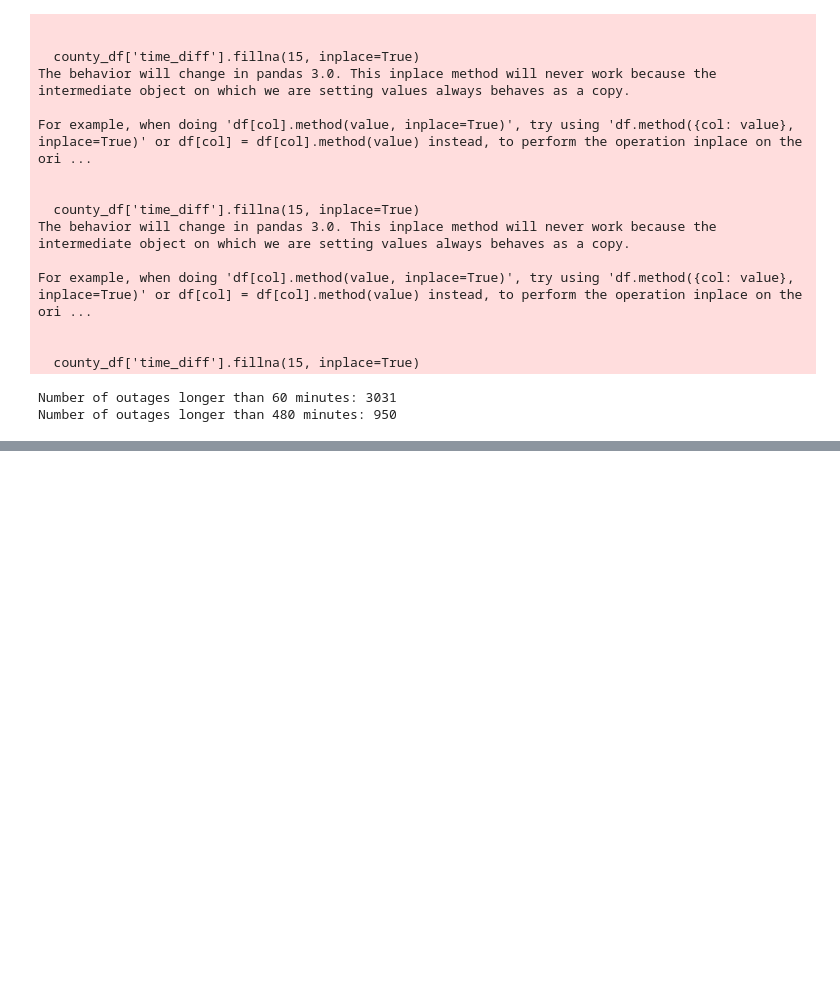
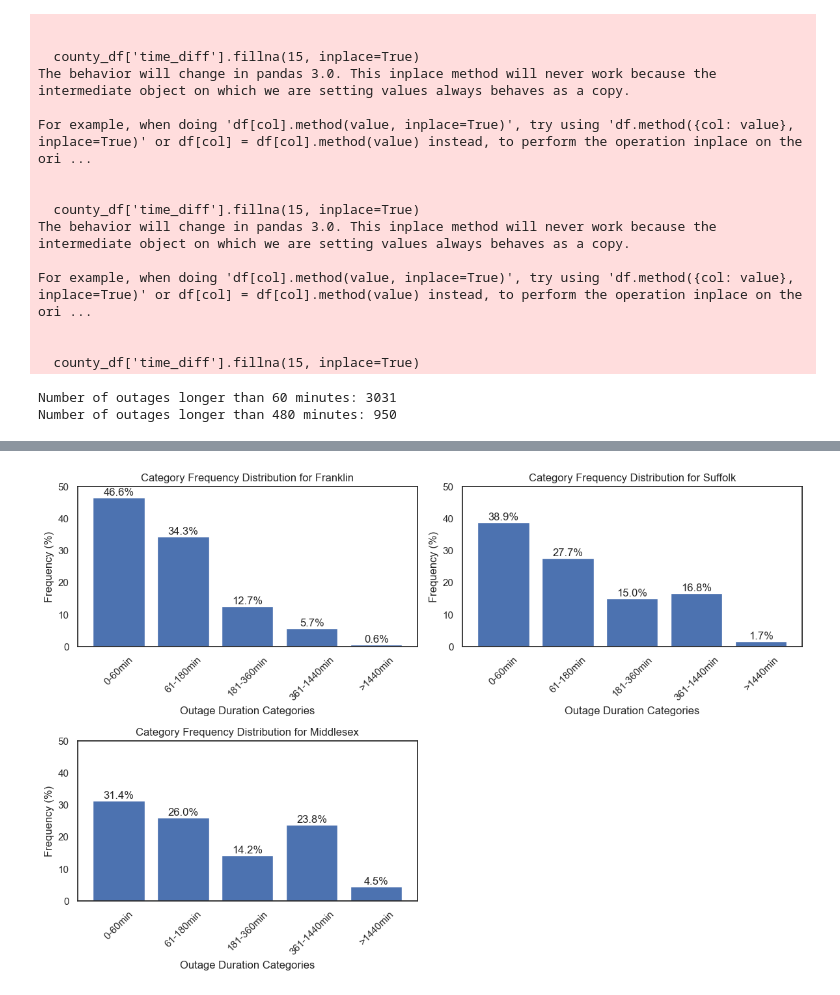
Before and after one commit to JonasSchweiger/Power_Outages_Code, a Jupyter notebook: Power_Outages_new.ipynb, the cells around one changed output, grey strips where cells are left out. Drawn from its saved outputs; the diff is of its cells as text; code cells hidden in the pictures; blank space fills up the shorter version.

```diff
--- a/Power_Outages_new.ipynb
+++ b/Power_Outages_new.ipynb
@@ -307,0 +361,66 @@ plt.show()
+# %%
+import matplotlib.pyplot as plt
+
+# ... (your existing code to create county_specific DataFrames and Massachusetts_starting_df) ...
+
+# Define bins and labels
+bins = [0, 61, 181, 361, 1441, float('inf')]
+labels = ['0-60min', '61-180min', '181-360min', '361-1440min', '>1440min']
+
+# Calculate the number of rows and columns for the subplots
+num_counties = len(county_names)
+num_cols = 2  # You can adjust this to have more columns if needed
+num_rows = (num_counties + num_cols - 1) // num_cols
+
+# Create the subplots
+fig, axes = plt.subplots(nrows=num_rows, ncols=num_cols, figsize=(12, 4*num_rows))
+
+# Flatten the axes array if there's only one row
+if num_rows == 1:
+    axes = axes.flatten()
+
+# Iterate through county names and plot bar charts
+for i, county_name in enumerate(county_names):
+    county_starting_df = globals()[f"{county_name}_starting_df"]
+
+    # Create 'duration_category' column
+    county_starting_df['duration_category'] = pd.cut(county_starting_df['duration_minutes'], bins=bins, labels=labels, right=False)
+
+    # Count and calculate percentages
+    category_counts = county_starting_df['duration_category'].value_counts()
+    total_count = len(county_starting_df)
+    category_frequency = (category_counts / total_count) * 100
+
+    # Ensure consistent category order
+    category_order = ['0-60min', '61-180min', '181-360min', '361-1440min', '>1440min']
+    category_frequency = category_frequency.reindex(category_order)
+
+    # Calculate row and column index for the current subplot
+    row_idx = i // num_cols
+    col_idx = i % num_cols
+
+    # Create the bar chart on the specified subplot
+    bars = axes[row_idx, col_idx].bar(labels, category_frequency)
+
+    # Add percentage labels
+    for bar in bars:
+        yval = bar.get_height()
+        axes[row_idx, col_idx].text(bar.get_x() + bar.get_width()/2, yval, f'{yval:.1f}%', ha='center', va='bottom')
+
+    # Set labels and title
+    axes[row_idx, col_idx].set_xlabel('Outage Duration Categories')
+    axes[row_idx, col_idx].set_ylabel('Frequency (%)')
+    axes[row_idx, col_idx].set_title(f'Category Frequency Distribution for {county_name}')
+    axes[row_idx, col_idx].set_ylim(0, 50)
+    axes[row_idx, col_idx].set_xticks(labels)
+    axes[row_idx, col_idx].tick_params(axis='x', rotation=45)
+
+# Hide any empty subplots if the number of counties is not a multiple of num_cols
+for i in range(num_counties, num_rows * num_cols):
+    fig.delaxes(axes.flatten()[i])
+
+# Adjust layout and display the plot
+plt.tight_layout()
+plt.show()
+# %% [output]
+[figure, added]
```
Also changed, not shown: parts of 23 cells of this notebook, 1 other file.
